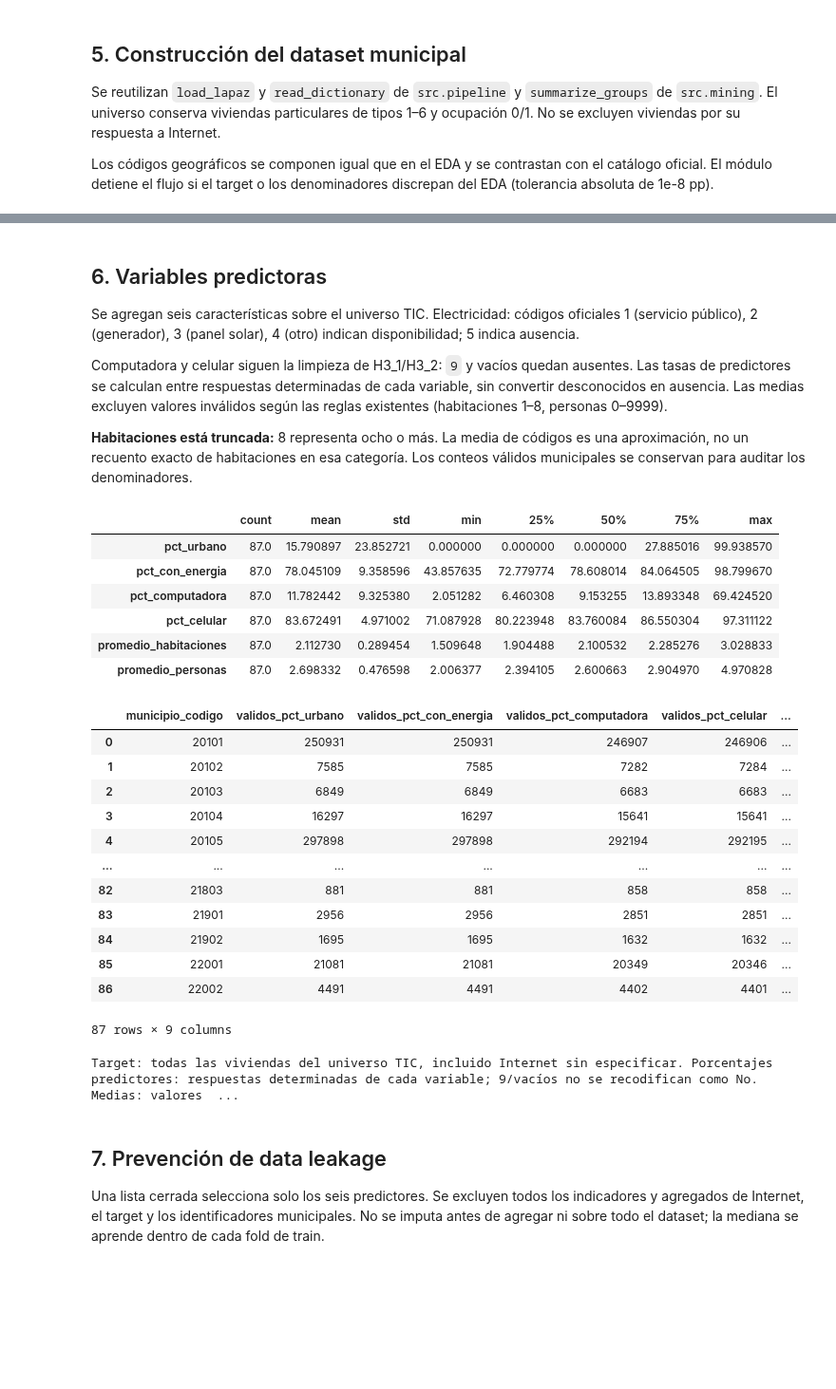
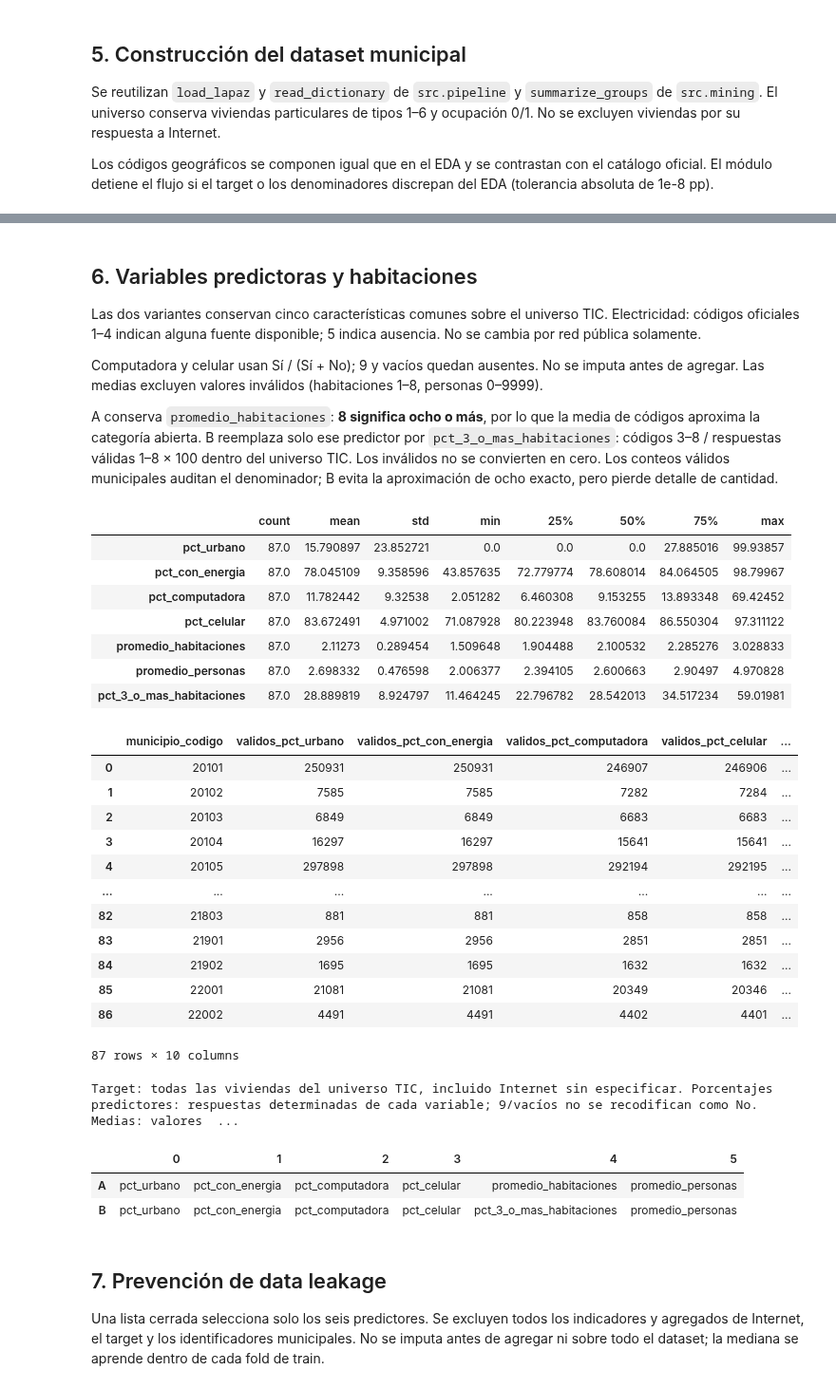
Before and after one commit to lpzealexjoelquispeti-dot/Mineria-de-Datos-Internet, a Jupyter notebook: notebooks/H3_3_Arbol_Regresion_Internet_LaPaz.ipynb, the cells around one changed output, grey strips where cells are left out. Shown at 95% size. Cells and saved outputs as stored; diff of their text form; code cells hidden in the pictures; blank space fills up the shorter version.

```diff
--- a/notebooks/H3_3_Arbol_Regresion_Internet_LaPaz.ipynb
+++ b/notebooks/H3_3_Arbol_Regresion_Internet_LaPaz.ipynb
@@ -66,22 +76,24 @@ Municipios: 87 | Viviendas del universo TIC: 1069838
 # %% [markdown]
-## 6. Variables predictoras
-Se agregan seis características sobre el universo TIC. Electricidad: códigos oficiales 1 (servicio público), 2 (generador), 3 (panel solar), 4 (otro) indican disponibilidad; 5 indica ausencia.
+## 6. Variables predictoras y habitaciones
+Las dos variantes conservan cinco características comunes sobre el universo TIC. Electricidad: códigos oficiales 1–4 indican alguna fuente disponible; 5 indica ausencia. No se cambia por red pública solamente.
 
-Computadora y celular siguen la limpieza de H3_1/H3_2: `9` y vacíos quedan ausentes. Las tasas de predictores se calculan entre respuestas determinadas de cada variable, sin convertir desconocidos en ausencia. Las medias excluyen valores inválidos según las reglas existentes (habitaciones 1–8, personas 0–9999).
+Computadora y celular usan Sí / (Sí + No); 9 y vacíos quedan ausentes. No se imputa antes de agregar. Las medias excluyen valores inválidos (habitaciones 1–8, personas 0–9999).
 
-**Habitaciones está truncada:** 8 representa ocho o más. La media de códigos es una aproximación, no un recuento exacto de habitaciones en esa categoría. Los conteos válidos municipales se conservan para auditar los denominadores.
+A conserva `promedio_habitaciones`: **8 significa ocho o más**, por lo que la media de códigos aproxima la categoría abierta. B reemplaza solo ese predictor por `pct_3_o_mas_habitaciones`: códigos 3–8 / respuestas válidas 1–8 × 100 dentro del universo TIC. Los inválidos no se convierten en cero. Los conteos válidos municipales auditan el denominador; B evita la aproximación de ocho exacto, pero pierde detalle de cantidad.
 # %%
-display(preparado.X.describe().T)
+display(dataset[DATASET_FEATURES].describe().T)
 display(pd.DataFrame(preparado.audit['conteos_validos_municipales']))
 print(preparado.audit['denominadores'])
+display(pd.DataFrame.from_dict(FEATURE_SETS, orient='index'))
 # %% [output]
 |  | count | mean | std | min | 25% | 50% | 75% | max |
-| pct_urbano | 87.0 | 15.790897 | 23.852721 | 0.000000 | 0.000000 | 0.000000 | 27.885016 | 99.938570 |
-| pct_con_energia | 87.0 | 78.045109 | 9.358596 | 43.857635 | 72.779774 | 78.608014 | 84.064505 | 98.799670 |
-| pct_computadora | 87.0 | 11.782442 | 9.325380 | 2.051282 | 6.460308 | 9.153255 | 13.893348 | 69.424520 |
+| pct_urbano | 87.0 | 15.790897 | 23.852721 | 0.0 | 0.0 | 0.0 | 27.885016 | 99.93857 |
+| pct_con_energia | 87.0 | 78.045109 | 9.358596 | 43.857635 | 72.779774 | 78.608014 | 84.064505 | 98.79967 |
+| pct_computadora | 87.0 | 11.782442 | 9.32538 | 2.051282 | 6.460308 | 9.153255 | 13.893348 | 69.42452 |
 | pct_celular | 87.0 | 83.672491 | 4.971002 | 71.087928 | 80.223948 | 83.760084 | 86.550304 | 97.311122 |
-| promedio_habitaciones | 87.0 | 2.112730 | 0.289454 | 1.509648 | 1.904488 | 2.100532 | 2.285276 | 3.028833 |
-| promedio_personas | 87.0 | 2.698332 | 0.476598 | 2.006377 | 2.394105 | 2.600663 | 2.904970 | 4.970828 |
+| promedio_habitaciones | 87.0 | 2.11273 | 0.289454 | 1.509648 | 1.904488 | 2.100532 | 2.285276 | 3.028833 |
+| promedio_personas | 87.0 | 2.698332 | 0.476598 | 2.006377 | 2.394105 | 2.600663 | 2.90497 | 4.970828 |
+| pct_3_o_mas_habitaciones | 87.0 | 28.889819 | 8.924797 | 11.464245 | 22.796782 | 28.542013 | 34.517234 | 59.01981 |
 |  | municipio_codigo | validos_pct_urbano | validos_pct_con_energia | validos_pct_computadora | validos_pct_celular | ... |
 | 0 | 20101 | 250931 | 250931 | 246907 | 246906 | ... |
 | 1 | 20102 | 7585 | 7585 | 7282 | 7284 | ... |
@@ -94,8 +106,11 @@ print(preparado.audit['denominadores'])
 | 84 | 21902 | 1695 | 1695 | 1632 | 1632 | ... |
 | 85 | 22001 | 21081 | 21081 | 20349 | 20346 | ... |
 | 86 | 22002 | 4491 | 4491 | 4402 | 4401 | ... |
-87 rows × 9 columns
+87 rows × 10 columns
 Target: todas las viviendas del universo TIC, incluido Internet sin especificar. Porcentajes predictores: respuestas determinadas de cada variable; 9/vacíos no se recodifican como No. Medias: valores  ...
+|  | 0 | 1 | 2 | 3 | 4 | 5 |
+| A | pct_urbano | pct_con_energia | pct_computadora | pct_celular | promedio_habitaciones | promedio_personas |
+| B | pct_urbano | pct_con_energia | pct_computadora | pct_celular | pct_3_o_mas_habitaciones | promedio_personas |
 # %% [markdown]
 ## 7. Prevención de data leakage
 Una lista cerrada selecciona solo los seis predictores. Se excluyen todos los indicadores y agregados de Internet, el target y los identificadores municipales. No se imputa antes de agregar ni sobre todo el dataset; la mediana se aprende dentro de cada fold de train.
```
Also changed, not shown: parts of 24 cells of this notebook, 24 other files.
